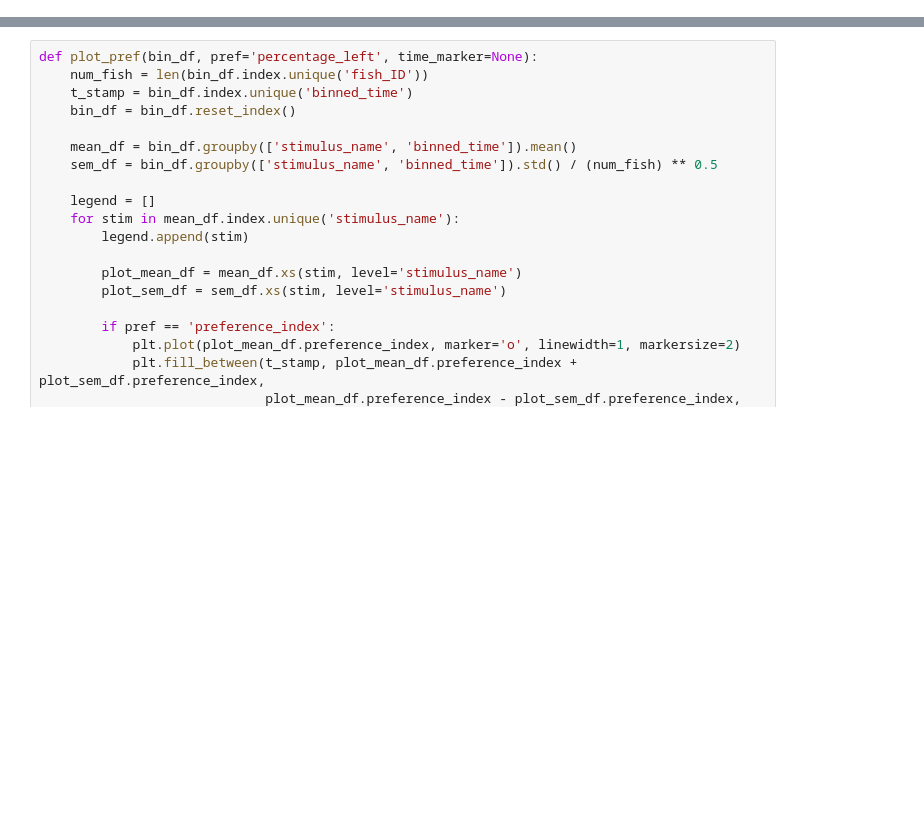
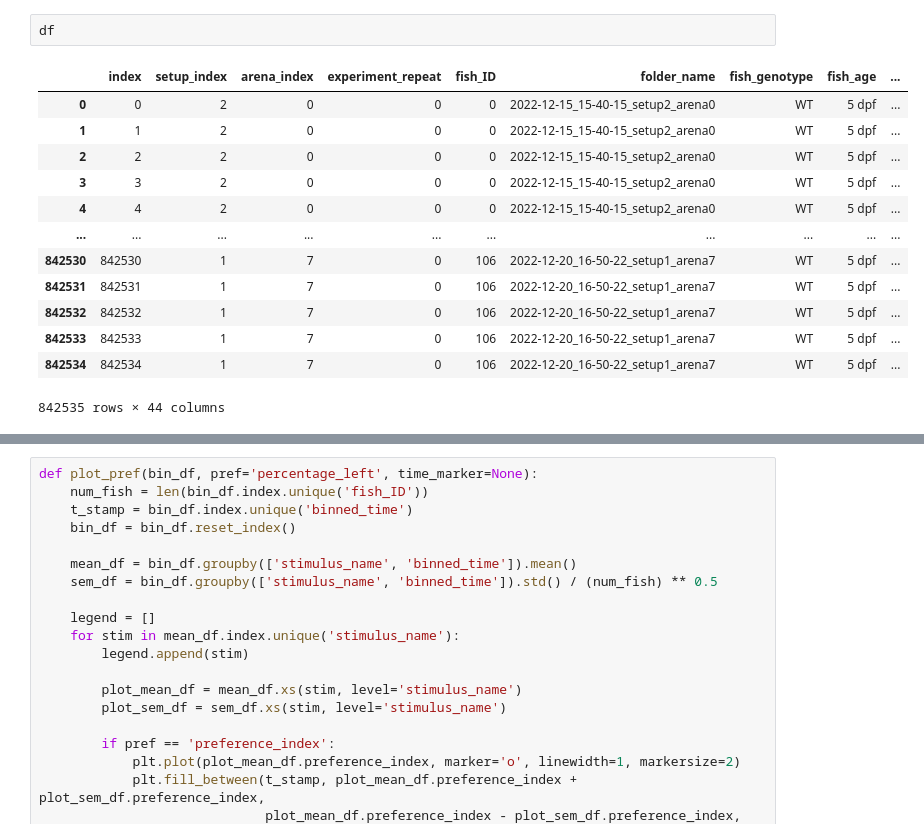
Before and after one commit to Flutura00/Master_thesis_1, a Jupyter notebook: Analysis_pipeline_1.ipynb, the cells around one changed output, grey strips where cells are left out. Saved outputs shown, nothing was run; the diff lists cells and outputs as text; blank space fills up the shorter version.

```diff
--- a/Analysis_pipeline_1.ipynb
+++ b/Analysis_pipeline_1.ipynb
@@ -81,0 +199,16 @@ Index(['setup_index', 'arena_index', 'experiment_repeat', 'fish_ID',
+# %%
+df
+# %% [output]
+|  | index | setup_index | arena_index | experiment_repeat | fish_ID | folder_name | fish_genotype | fish_age | ... |
+| 0 | 0 | 2 | 0 | 0 | 0 | 2022-12-15_15-40-15_setup2_arena0 | WT | 5 dpf | ... |
+| 1 | 1 | 2 | 0 | 0 | 0 | 2022-12-15_15-40-15_setup2_arena0 | WT | 5 dpf | ... |
+| 2 | 2 | 2 | 0 | 0 | 0 | 2022-12-15_15-40-15_setup2_arena0 | WT | 5 dpf | ... |
+| 3 | 3 | 2 | 0 | 0 | 0 | 2022-12-15_15-40-15_setup2_arena0 | WT | 5 dpf | ... |
+| 4 | 4 | 2 | 0 | 0 | 0 | 2022-12-15_15-40-15_setup2_arena0 | WT | 5 dpf | ... |
+| ... | ... | ... | ... | ... | ... | ... | ... | ... | ... |
+| 842530 | 842530 | 1 | 7 | 0 | 106 | 2022-12-20_16-50-22_setup1_arena7 | WT | 5 dpf | ... |
+| 842531 | 842531 | 1 | 7 | 0 | 106 | 2022-12-20_16-50-22_setup1_arena7 | WT | 5 dpf | ... |
+| 842532 | 842532 | 1 | 7 | 0 | 106 | 2022-12-20_16-50-22_setup1_arena7 | WT | 5 dpf | ... |
+| 842533 | 842533 | 1 | 7 | 0 | 106 | 2022-12-20_16-50-22_setup1_arena7 | WT | 5 dpf | ... |
+| 842534 | 842534 | 1 | 7 | 0 | 106 | 2022-12-20_16-50-22_setup1_arena7 | WT | 5 dpf | ... |
+842535 rows × 44 columns
```
Also changed, not shown: parts of 44 cells of this notebook, 13 other files.
